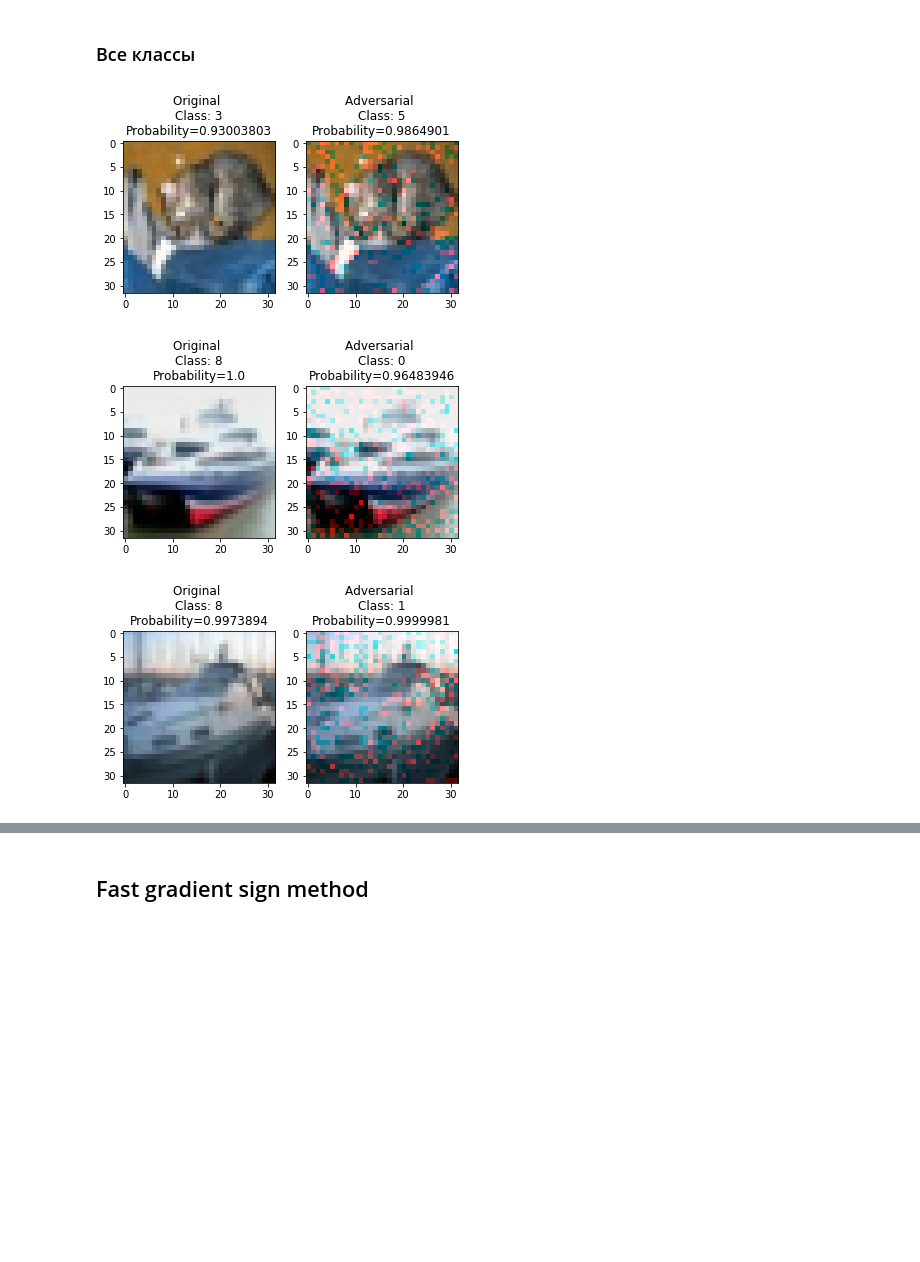
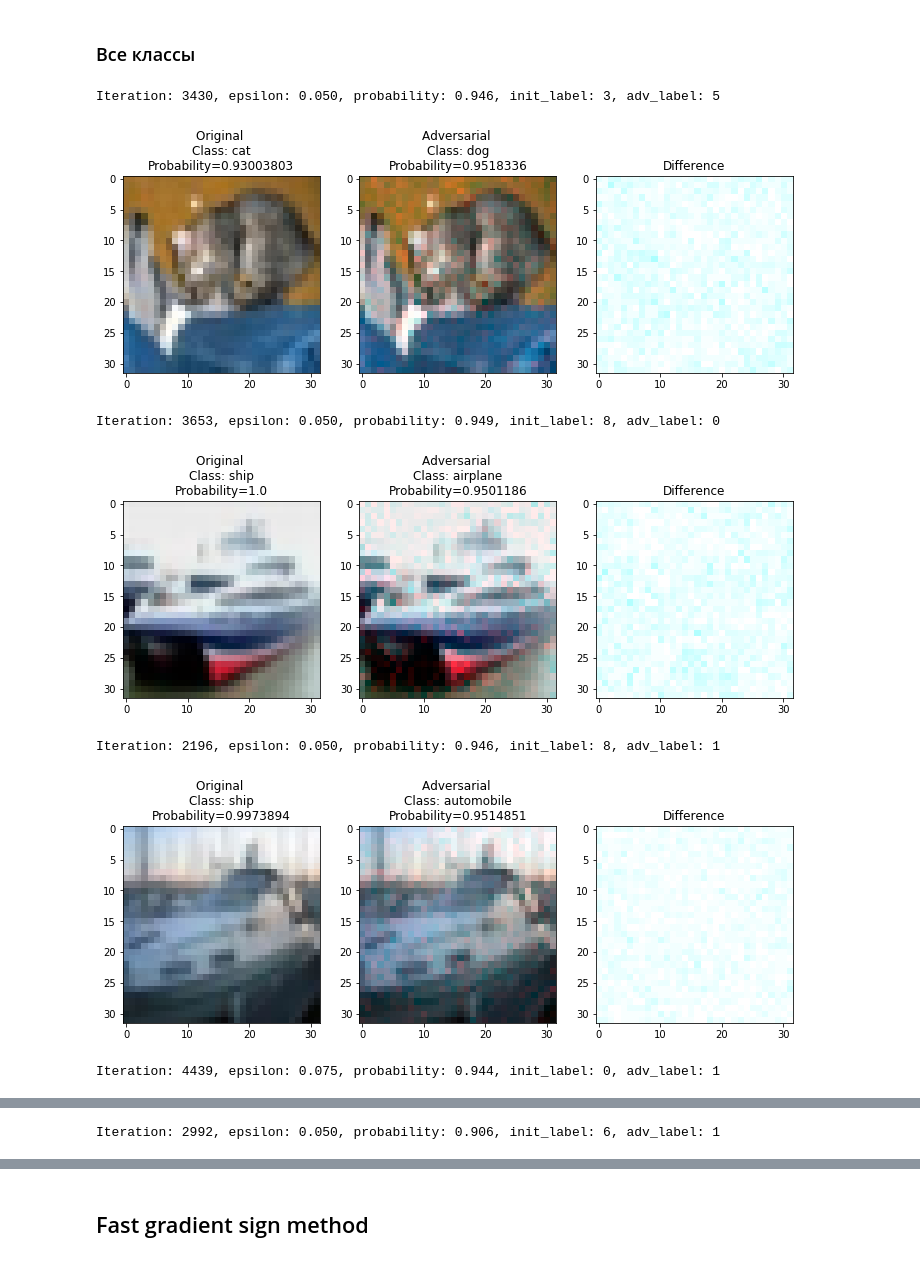
Before and after one commit to MatveyMor/Diploma-Thesis, a Jupyter notebook: Adversarial attacks CIFAR10 ResNet.ipynb, the cells around one changed output, grey strips where cells are left out. Drawn from its saved outputs; the diff is of its cells as text; code cells hidden in the pictures; blank space fills up the shorter version.

```diff
--- a/Adversarial attacks CIFAR10 ResNet.ipynb
+++ b/Adversarial attacks CIFAR10 ResNet.ipynb
@@ -105,7 +111,5 @@ class ResNet(torch.nn.Module):
 # %%
-device = torch.device('cuda:0' if torch.cuda.is_available() else 'cpu')
-
-net = torch.load('/home/matvey/Morozov/Научрук/Диплом/Модель/Models/CIFAR10_ResNet.pth')
+net = torch.load('/home/matvey/Morozov/Научрук/Диплом/Diploma-Thesis/Модель/Models/CIFAR10_ResNet.pth')
 net.eval()
 # %% [output]
 ResNet(
@@ -135,3 +141,16 @@ testloader = torch.utils.data.DataLoader(dataset=test, batch_size=256, shuffle=F
+# %%
+labels = {
+0 : 'airplane',
+1 : 'automobile',
+2 : 'bird',
+3 : 'cat',
+4 : 'deer',
+5 : 'dog',
+6 : 'frog',
+7 : 'horse',
+8 : 'ship',
+9 : 'truck'
+}
 # %% [markdown]
 ### SimBA
 # %%
@@ -173,24 +217,39 @@ from scipy.special import softmax
 # %%
 for i in range(5):
     example = example_data[i]
     prob_original = softmax(net(example.reshape(1,3,32,32).to(device)).data.cpu().numpy()[0])
 
-    x = simba_single(net, example_data[i].reshape(1, 3,32,32).to(device), torch.tensor(example_targets[i]).to(device), num_iters=1000, epsilon=0.3)
+    x, difference = simba_single(net, example_data[i].reshape(1, 3,32,32).to(device), torch.tensor(example_targets[i]).to(device), num_iters=1000, epsilon=0.025)
 
     prob_adv = softmax(net(x.reshape(1, 3, 32, 32).to(device)).data.cpu().numpy()[0])
 
-    fig, axes = plt.subplots(1, 2)
-    axes[0].imshow(example.data.cpu().numpy().transpose((1,2,0)))
-    axes[0].set_title('Original ' + '\n'
-                      + 'Class: '+ str(np.argmax(prob_original)) + '\n'
+    fig, axes = plt.subplots(figsize=[12, 12])
+
+    init_image = example.data.cpu().numpy().transpose((1,2,0))
+    adv_image = x.data.cpu().numpy()[0].transpose((1,2,0))
+    difference = difference.data.cpu().numpy()[0].transpose((1,2,0))
+
+    plt.subplot(131)
+    plt.imshow(init_image)
+    plt.title('Original ' + '\n'
+                      + 'Class: '+ str(labels[np.argmax(prob_original)]) + '\n'
                       + 'Probability=' + str(np.max(prob_original)))
-    axes[1].imshow(x.data.cpu().numpy()[0].transpose((1,2,0)))
-    axes[1].set_title('Adversarial ' + '\n'
-                      + 'Class: '+ str(np.argmax(prob_adv)) + '\n'
+    plt.subplot(132)
+    plt.imshow(adv_image)
+    plt.title('Adversarial ' + '\n'
+                      + 'Class: '+ str(labels[np.argmax(prob_adv)]) + '\n'
                       + 'Probability=' + str(np.max(prob_adv)))
 
+    plt.subplot(133)
+    plt.imshow(1-difference, cmap='gray')
+    plt.title('Difference')
+
     plt.show()
 # %% [output]
+Iteration: 3430, epsilon: 0.050, probability: 0.946, init_label: 3, adv_label: 5
-[figure, old version]
+[figure, new version]
+Iteration: 3653, epsilon: 0.050, probability: 0.949, init_label: 8, adv_label: 0
-[figure, old version]
+[figure, new version]
+Iteration: 2196, epsilon: 0.050, probability: 0.946, init_label: 8, adv_label: 1
-[figure, old version]
+[figure, new version]
+Iteration: 4439, epsilon: 0.075, probability: 0.944, init_label: 0, adv_label: 1
@@ -197,0 +257 @@ for i in range(5):
+Iteration: 2992, epsilon: 0.050, probability: 0.906, init_label: 6, adv_label: 1
```
Also changed, not shown: parts of 19 cells of this notebook.
